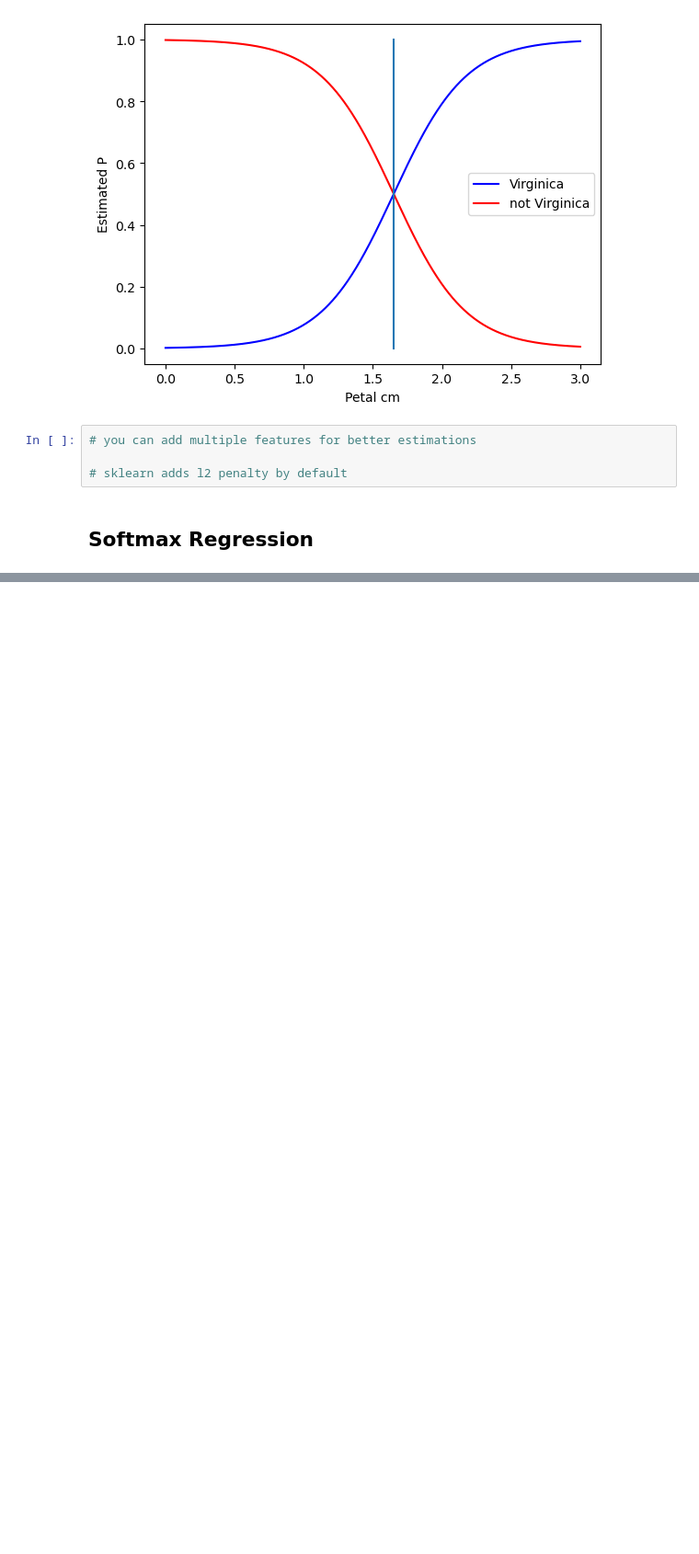
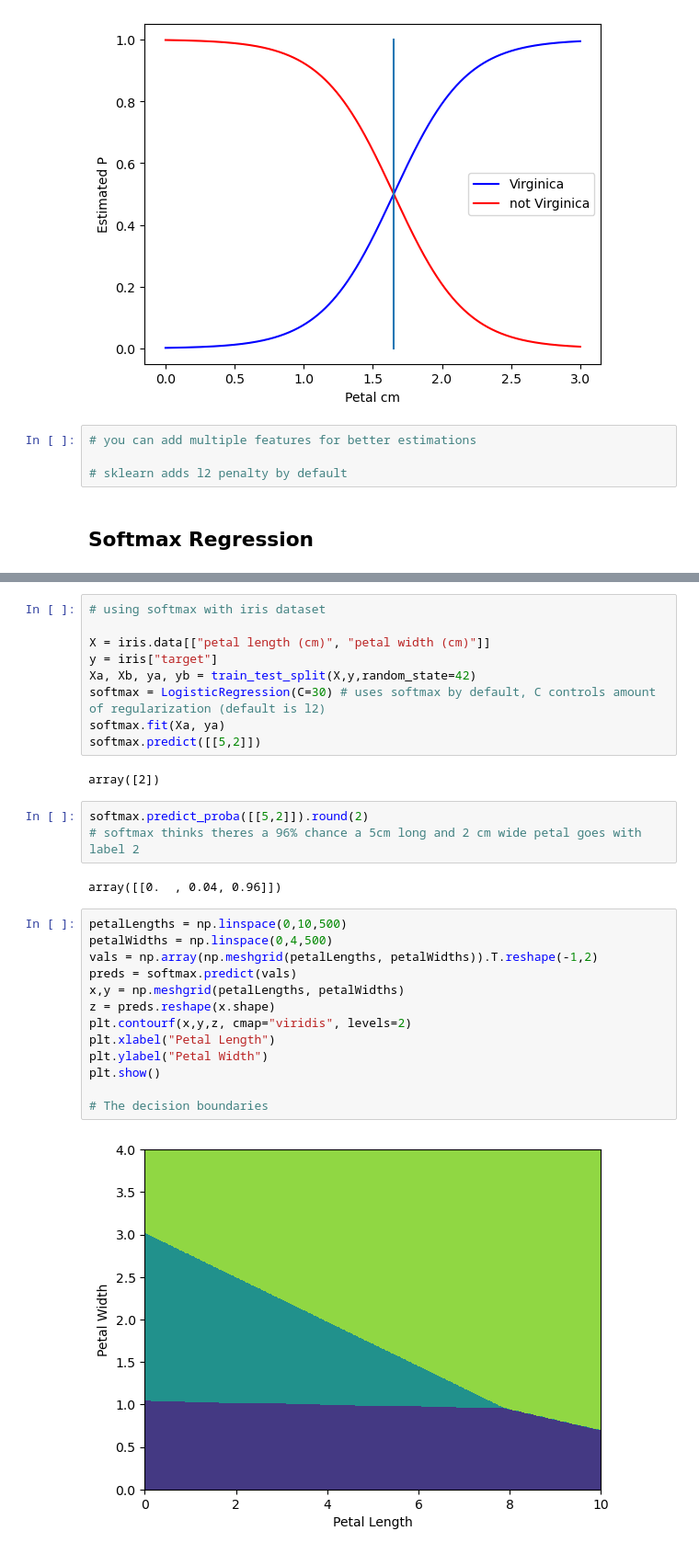
Before and after one commit to willhar/MLNotes, a Jupyter notebook: Ch4Training.ipynb, the cells around one changed output, grey strips where cells are left out. Shown at 92% size. Cells and saved outputs as stored; diff of their text form; blank space fills up the shorter version.

```diff
--- a/Ch4Training.ipynb
+++ b/Ch4Training.ipynb
@@ -451,0 +497,31 @@ plt.show()
+# %%
+# using softmax with iris dataset
+
+X = iris.data[["petal length (cm)", "petal width (cm)"]]
+y = iris["target"]
+Xa, Xb, ya, yb = train_test_split(X,y,random_state=42)
+softmax = LogisticRegression(C=30) # uses softmax by default, C controls amount of regularization (default is l2)
+softmax.fit(Xa, ya)
+softmax.predict([[5,2]])
+# %% [output]
+array([2])
+# %%
+softmax.predict_proba([[5,2]]).round(2)
+# softmax thinks theres a 96% chance a 5cm long and 2 cm wide petal goes with label 2
+# %% [output]
+array([[0.  , 0.04, 0.96]])
+# %%
+petalLengths = np.linspace(0,10,500)
+petalWidths = np.linspace(0,4,500)
+vals = np.array(np.meshgrid(petalLengths, petalWidths)).T.reshape(-1,2)
+preds = softmax.predict(vals)
+x,y = np.meshgrid(petalLengths, petalWidths)
+z = preds.reshape(x.shape)
+plt.contourf(x,y,z, cmap="viridis", levels=2)
+plt.xlabel("Petal Length")
+plt.ylabel("Petal Width")
+plt.show()
+
+# The decision boundaries
+# %% [output]
+[figure, added]
```
Also changed, not shown: parts of 5 cells of this notebook.
